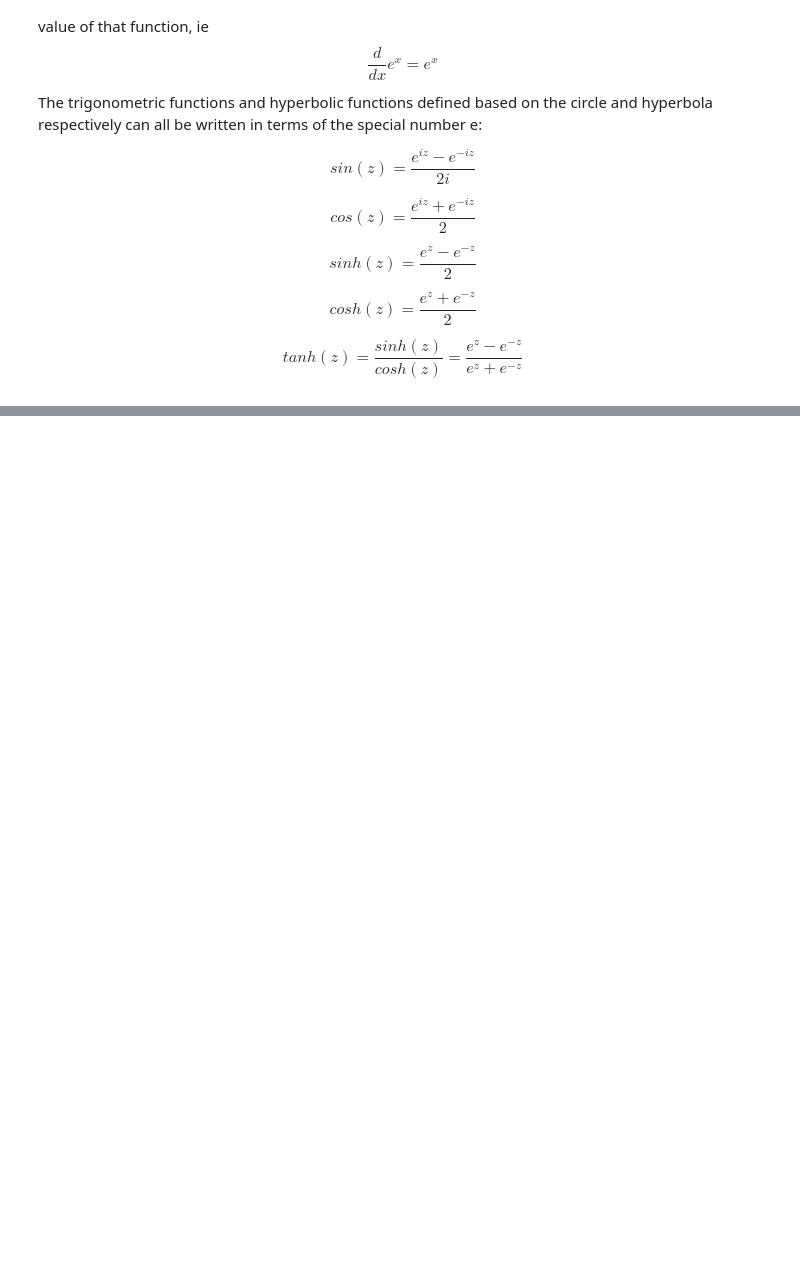
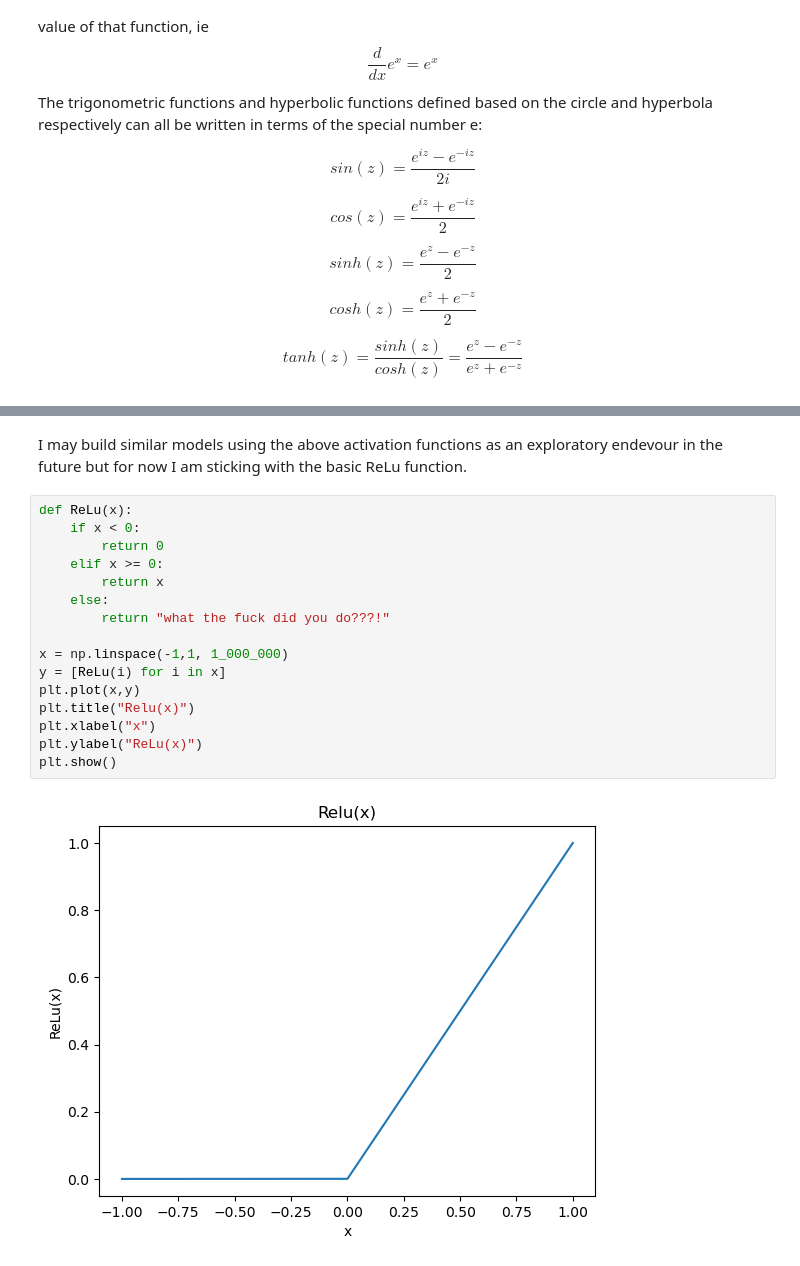
Before and after one commit to Jonathan-Flint/MNIST, a Jupyter notebook: main.ipynb, the cells around one changed output, grey strips where cells are left out. Cells and saved outputs as stored; diff of their text form; blank space fills up the shorter version.

```diff
--- a/main.ipynb
+++ b/main.ipynb
@@ -121,0 +137,20 @@ plt.show()
+# %% [markdown]
+I may build similar models using the above activation functions as an exploratory endevour in the future but for now I am sticking with the basic ReLu function.
+# %%
+def ReLu(x):
+    if x < 0:
+        return 0
+    elif x >= 0:
+        return x
+    else:
+        return "what the fuck did you do???!"
+
+x = np.linspace(-1,1, 1_000_000)
+y = [ReLu(i) for i in x]
+plt.plot(x,y)
+plt.title("Relu(x)")
+plt.xlabel("x")
+plt.ylabel("ReLu(x)")
+plt.show()
+# %% [output]
+[figure, added]
```
Also changed, not shown: parts of 4 cells of this notebook.
